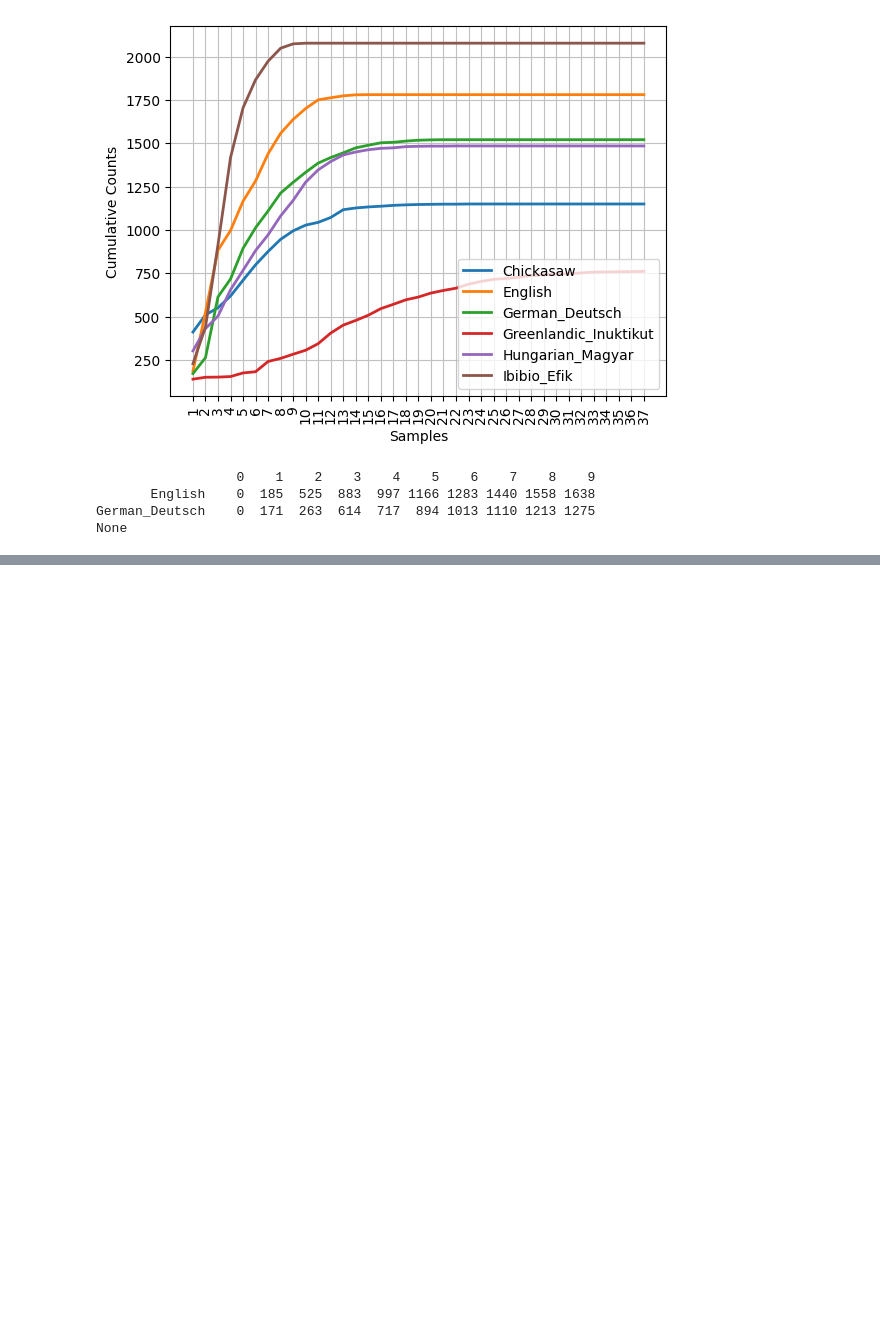
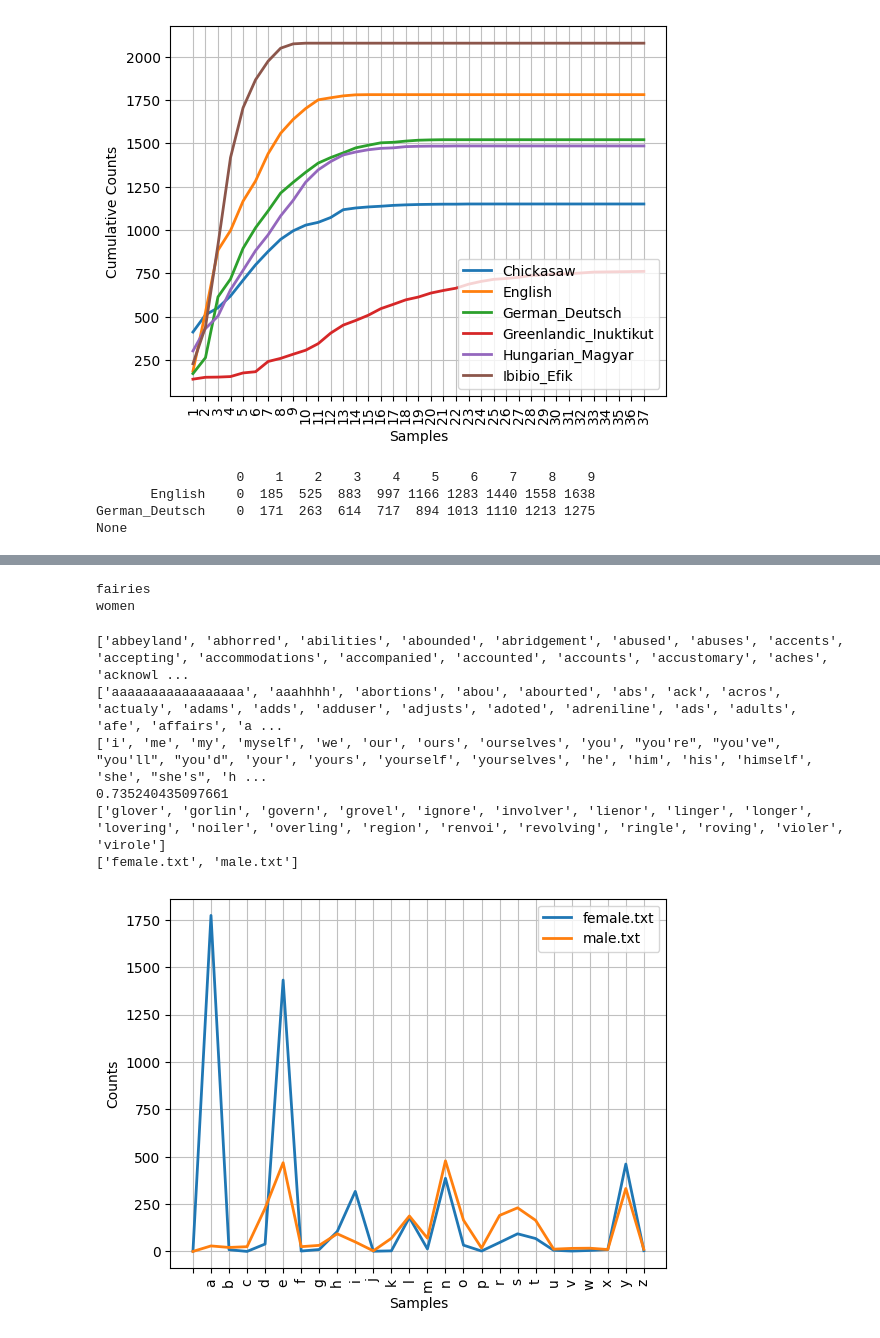
Before and after one commit to mccarvik/nlp_with_python, a Jupyter notebook: 2ch_access_text_corp.ipynb, the cells around one changed output, grey strips where cells are left out. Saved outputs shown, nothing was run; the diff lists cells and outputs as text; code cells hidden in the pictures; blank space fills up the shorter version.

```diff
--- a/2ch_access_text_corp.ipynb
+++ b/2ch_access_text_corp.ipynb
@@ -316,2 +317,30 @@ print(generate_model(cfd, 'living'))
 <FreqDist with 6 samples and 16 outcomes>
 living creature that he said , and the land of the land of the land None
+# %%
+# from future.utils import division
+
+def lexical_diversity(text):
+    return len(text) / len(set(text))
+
+def lexical_diversity2(text):
+    word_count = len(text)
+    vocab_size = len(set(text))
+    diversity_score = word_count / vocab_size
+    return diversity_score
+
+
+def plural(word):
+    if word.endswith('y'):
+        return word[:-1] + 'ies'
+    elif word[-1] in 'sx' or word[-2:] in ['sh', 'ch']:
+        return word + 'es'
+    elif word.endswith('an'):
+        return word[:-2] + 'en'
+    else:
+        return word + 's'
+
+print(plural('fairy'))
+print(plural("woman"))
+# %% [output]
+fairies
+women
@@ -317,0 +351,49 @@ living creature that he said , and the land of the land of the land None
+# %%
+def unusual_words(text):
+    text_vocab = set(w.lower() for w in text if w.isalpha())
+    english_vocab = set(w.lower() for w in nltk.corpus.words.words())
+    unusual = text_vocab.difference(english_vocab)
+    return sorted(unusual)
+
+print(unusual_words(nltk.corpus.gutenberg.words('austen-sense.txt')))
+print(unusual_words(nltk.corpus.nps_chat.words()))
+
+from nltk.corpus import stopwords
+print(stopwords.words('english'))
+
+def content_fraction(text):
+    stopwords = nltk.corpus.stopwords.words('english')
+    content = [w for w in text if w.lower() not in stopwords]
+    return len(content) / len(text)
+
+print(content_fraction(nltk.corpus.reuters.words()))
+
+puzzle_letters = nltk.FreqDist('egivrvonl')
+obligatory = 'r'
+wordlist = nltk.corpus.words.words()
+print([w for w in wordlist if len(w) >= 6
+    and obligatory in w
+    and nltk.FreqDist(w) <= puzzle_letters])
+
+names = nltk.corpus.names
+print(names.fileids())
+
+male_names = names.words('male.txt')
+female_names = names.words("female.txt")
+# print([w for w in male_names if w in female_names])
+
+cfd = nltk.ConditionalFreqDist(
+    (fileid, name[-1])
+    for fileid in names.fileids()
+    for name in names.words(fileid))
+cfd.plot()
+plt.savefig(pngs + "names_plot.png")
+plt.close()
+# %% [output]
+['abbeyland', 'abhorred', 'abilities', 'abounded', 'abridgement', 'abused', 'abuses', 'accents', 'accepting', 'accommodations', 'accompanied', 'accounted', 'accounts', 'accustomary', 'aches', 'acknowl ...
+['aaaaaaaaaaaaaaaaa', 'aaahhhh', 'abortions', 'abou', 'abourted', 'abs', 'ack', 'acros', 'actualy', 'adams', 'adds', 'adduser', 'adjusts', 'adoted', 'adreniline', 'ads', 'adults', 'afe', 'affairs', 'a ...
+['i', 'me', 'my', 'myself', 'we', 'our', 'ours', 'ourselves', 'you', "you're", "you've", "you'll", "you'd", 'your', 'yours', 'yourself', 'yourselves', 'he', 'him', 'his', 'himself', 'she', "she's", 'h ...
+0.735240435097661
+['glover', 'gorlin', 'govern', 'grovel', 'ignore', 'involver', 'lienor', 'linger', 'longer', 'lovering', 'noiler', 'overling', 'region', 'renvoi', 'revolving', 'ringle', 'roving', 'violer', 'virole']
+['female.txt', 'male.txt']
+[figure, added]
```
Also changed, not shown: parts of 5 cells of this notebook, 2 other files.
